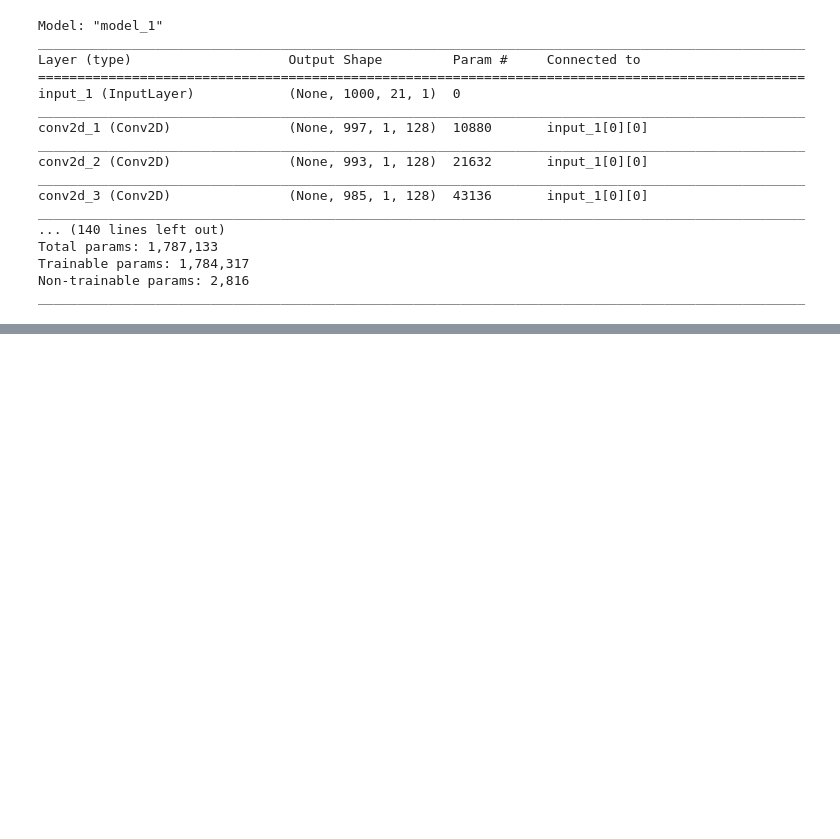
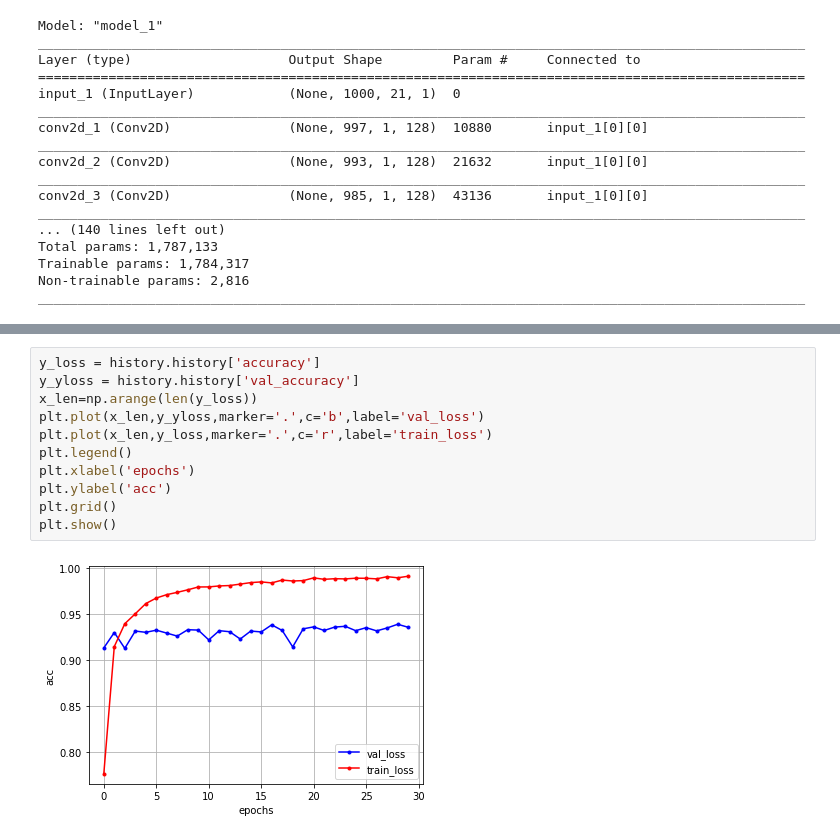
Before and after one commit to devsungmin/UNLV-TeamProject, a Jupyter notebook: Untitled2.ipynb, the cells around one changed output, grey strips where cells are left out. Drawn from its saved outputs; the diff is of its cells as text; blank space fills up the shorter version.

```diff
--- a/Untitled2.ipynb
+++ b/Untitled2.ipynb
@@ -686,0 +949,13 @@ ________________________________________________________________________________
+# %%
+y_loss = history.history['accuracy']
+y_yloss = history.history['val_accuracy']
+x_len=np.arange(len(y_loss))
+plt.plot(x_len,y_yloss,marker='.',c='b',label='val_loss')
+plt.plot(x_len,y_loss,marker='.',c='r',label='train_loss')
+plt.legend()
+plt.xlabel('epochs')
+plt.ylabel('acc')
+plt.grid()
+plt.show()
+# %% [output]
+[figure, added]
```
Also changed, not shown: parts of 55 cells of this notebook.
